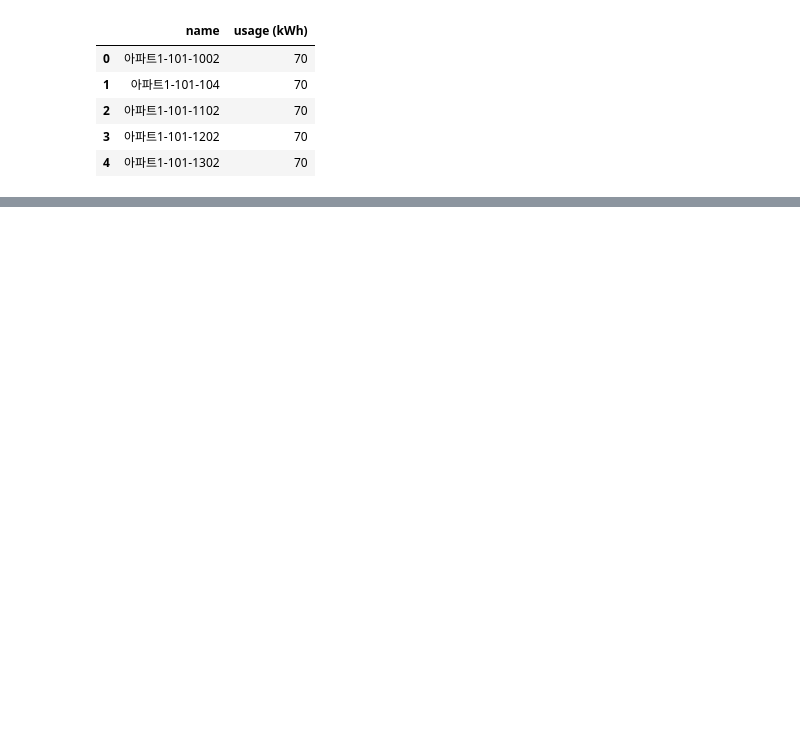
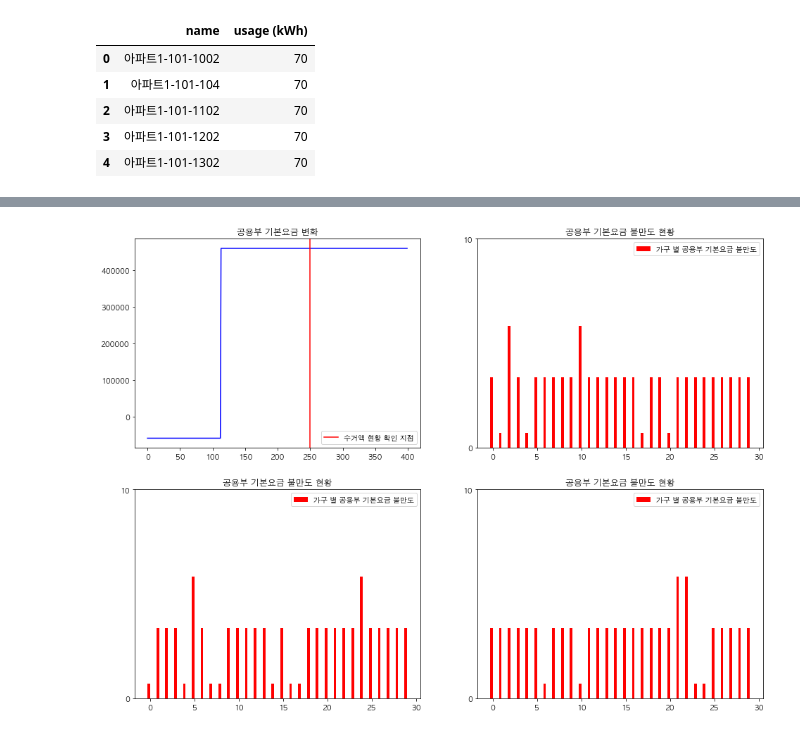
Before and after one commit to formegusto/what-is-public-fee, a Jupyter notebook: 전기를 아꼈을 때, 공동설비요금이 감소할까? (형평성의 문제에 대하여).ipynb, the cells around one changed output, grey strips where cells are left out. Drawn from its saved outputs; the diff is of its cells as text; code cells hidden in the pictures; blank space fills up the shorter version.

```diff
--- a/전기를 아꼈을 때, 공동설비요금이 감소할까? (형평성의 문제에 대하여).ipynb
+++ b/전기를 아꼈을 때, 공동설비요금이 감소할까? (형평성의 문제에 대하여).ipynb
@@ -412,0 +496,31 @@ for i in range(0, 400):
+# %%
+points = 250
+
+plt.figure(figsize=(16,12))
+
+dir_ax = plt.subplot(2, 2, 1)
+
+dir_ax.plot(basic_check_df['공용부 기본요금'], color='b')
+dir_ax.axvline(points, color='r', label="수거액 현황 확인 지점")
+dir_ax.set_title("공용부 기본요금 변화")
+dir_ax.legend()
+
+_equity_df = basic_mem[points]
+
+for _ in range(2, 5):
+    _basic = round(basic_check_df['공용부 기본요금'][points] / len(month_df))
+
+    bar_ax = plt.subplot(2, 2, _)
+    bar_ax = plt.subplot(2, 2, _)
+    x = np.arange(30)
+
+    width = 0.3
+
+    bar_ax.set_title("공용부 기본요금 불만도 현황")
+    bar_ax.bar(x - width/2,  _equity_df['기본요금'][30 * (_ - 2): 30 * (_ - 1)].map(lambda x: _basic / x),  width, color='r')
+    bar_ax.set_yticks([0, 10])
+    bar_ax.legend(['가구 별 공용부 기본요금 불만도'], loc='upper right')
+
+plt.show()
+# %% [output]
+[figure, added]
```
Also changed, not shown: parts of 4 cells of this notebook.
